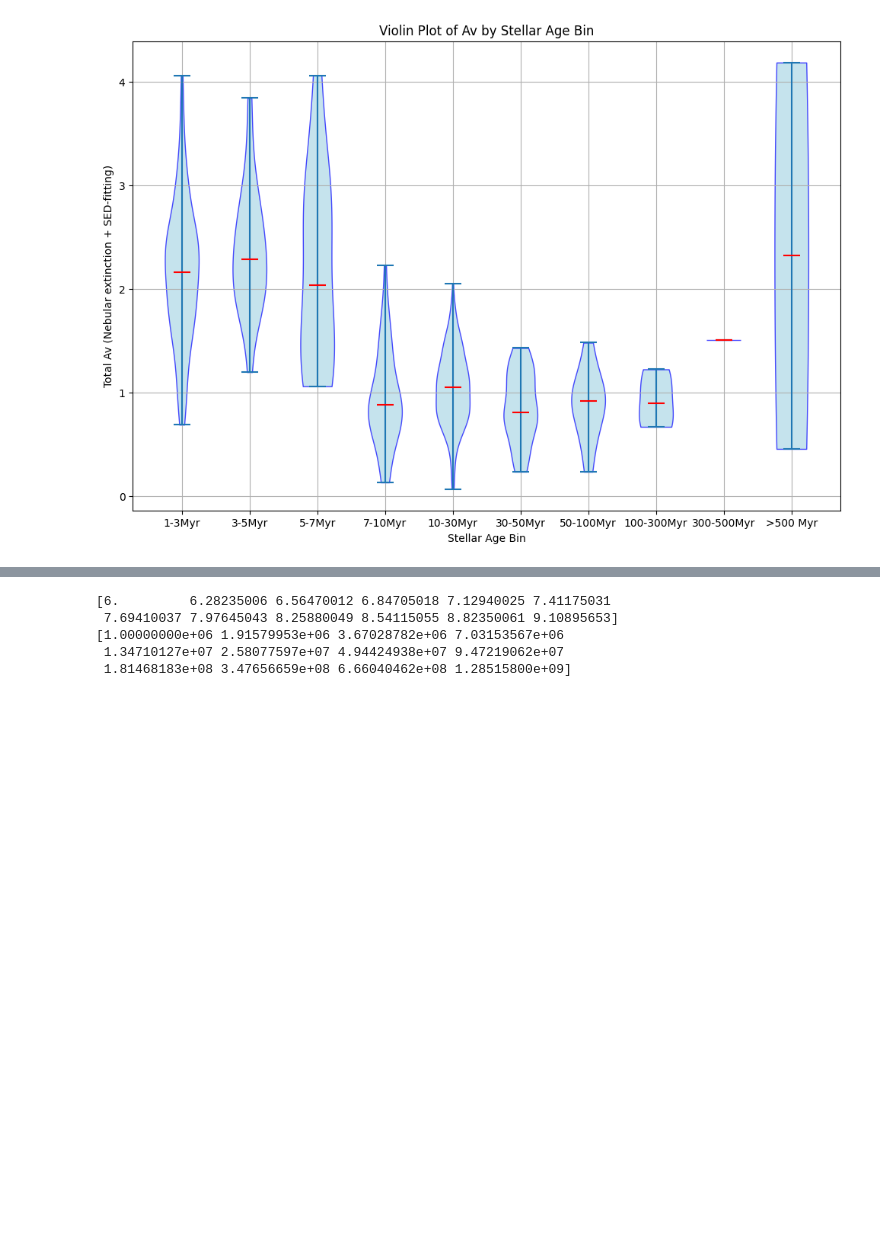
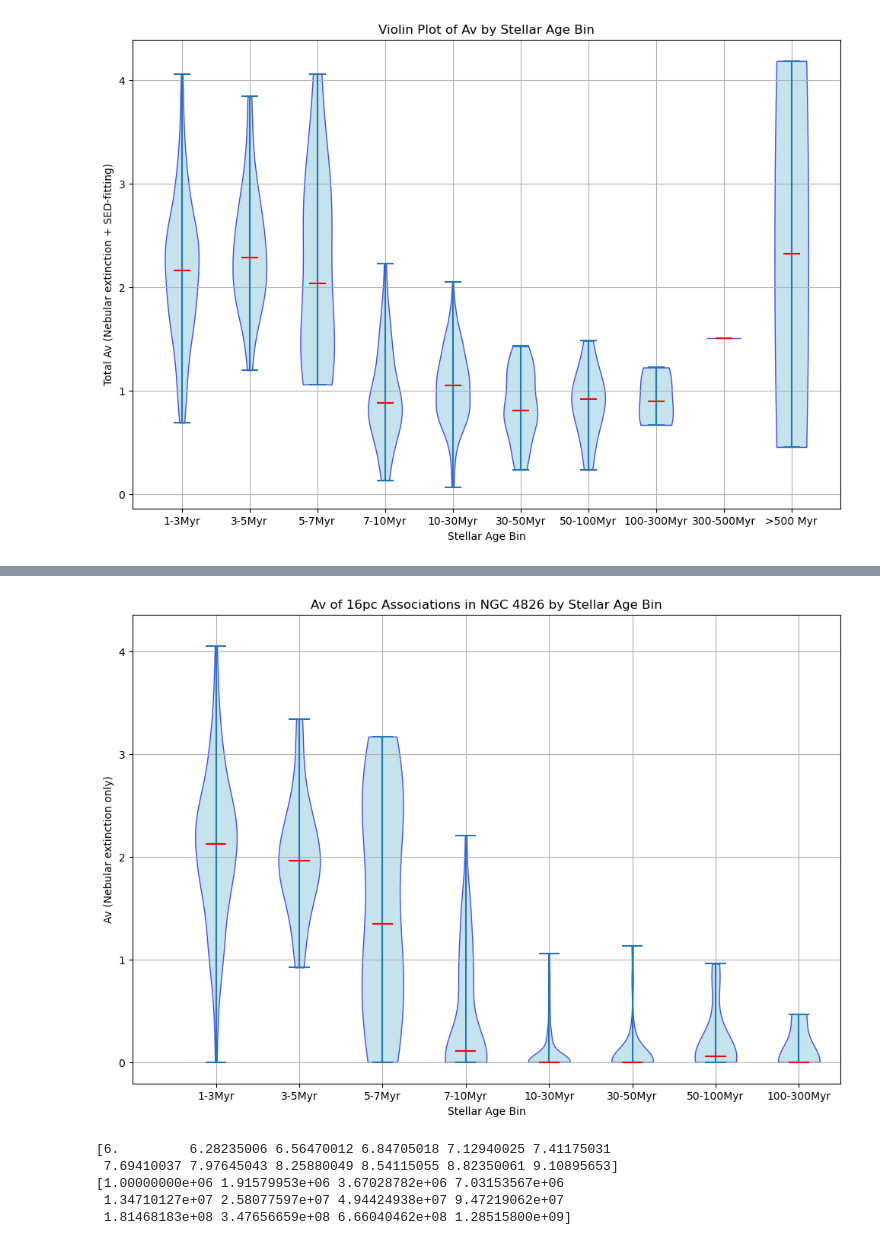
Before and after one commit to kilarson/msa, a Jupyter notebook: msa_cigale.ipynb, the cells around one changed output, grey strips where cells are left out. Drawn from its saved outputs; the diff is of its cells as text; code cells hidden in the pictures; blank space fills up the shorter version.

```diff
--- a/msa_cigale.ipynb
+++ b/msa_cigale.ipynb
@@ -1469,3 +1469,55 @@ plt.show()
+# %%
+#Cut x-range to remove large ages/low statistic bins
+
+# Create bins for age
+#age_bins =   [6.0,  6.47,   6.69,    6.845,     7.0,      7.477,      7.69,     7.85,         8.0,        8.477,        8.69,         9.5]
+#age_labels = ['1-3Myr', '3-5Myr', '5-7Myr','7-10Myr', '10-30Myr','30-50Myr','50-70Myr', '70-100Myr', '100-300Myr', '300-500Myr', '>500 Myr']
+# Create bins for age
+age_bins =   [6.0,  6.47,   6.69,    6.845,     7.0,      7.477,      7.69,         8.0,        8.477,        8.69,         9.5]
+age_labels = ['1-3Myr', '3-5Myr', '5-7Myr','7-10Myr', '10-30Myr','30-50Myr','50-100Myr', '100-300Myr', '300-500Myr', '>500 Myr']
+
+v_diff_all = (data_tbl['V_dolmag_vega_old']-data_tbl['V_dolmag_vega']) +cigale_df['bayes.attenuation.A550']
+v_diff = (data_tbl['V_dolmag_vega_old']-data_tbl['V_dolmag_vega'])
+
+
+#age_labels = ['1Myr', '3 Myr', '5 Myr','7 Myr', '10 Myr', '30 Myr', '50 Myr', '100 Myr', '200 Myr', '300 Myr', '500 Myr','1 Gyr']
+#n_bins = 12
+
+# Bin the stellar age data
+cigale_df['age_bin'] = pd.cut(np.log10(cigale_df['best.stellar.age_m_star']*1e6), bins=age_bins, labels=age_labels, right=False)
+
+# Create a list of Av values for each age bin
+av_data_by_age_bin = [v_diff[cigale_df['age_bin'] == label] for label in age_labels]
+av_tot_data_by_age_bin = [v_diff_all[cigale_df['age_bin'] == label] for label in age_labels]
+
+
+# Create the violin plot
+plt.figure(figsize=(12, 8))
+violin_parts = plt.violinplot(av_data_by_age_bin, showmedians=True)
+#plt.violinplot(av_tot_data_by_age_bin, showmedians=True)
+
+# Customize the appearance of the violin plot (optional)
+for body in violin_parts['bodies']:
+    body.set_facecolor('lightblue')
+    body.set_edgecolor('blue')
+    body.set_alpha(0.7)
+
+# Customize the median line (optional)
+violin_parts['cmedians'].set_edgecolor('red')
+
+# Set labels and title
+plt.xticks(np.arange(1, len(age_labels) + 1), age_labels)
+plt.ylabel('Av (Nebular extinction only)')
+plt.xlim(0,8.5)
+plt.xlabel('Stellar Age Bin')
+plt.title('Av of 16pc Associations in NGC 4826 by Stellar Age Bin')
+plt.grid(True)
+
+plt.savefig(fig_dir+gal+'_'+tracer_band+'_ws'+pc_scales[i]+'pc_Age_nebAv_violin.pdf', bbox_inches='tight', pad_inches=0.15)
+
+plt.show()
+# %% [output]
+[figure, added]
 # %%
 # Create bins for age
 #age_bins = [6.0, 6.47, 6.699, 6.5,7.0, 7.477, 9.5] # 1Myr, 3Myr, 5Myr, 10Myr, 30Myr, max_age
```
Also changed, not shown: parts of 14 cells of this notebook.
